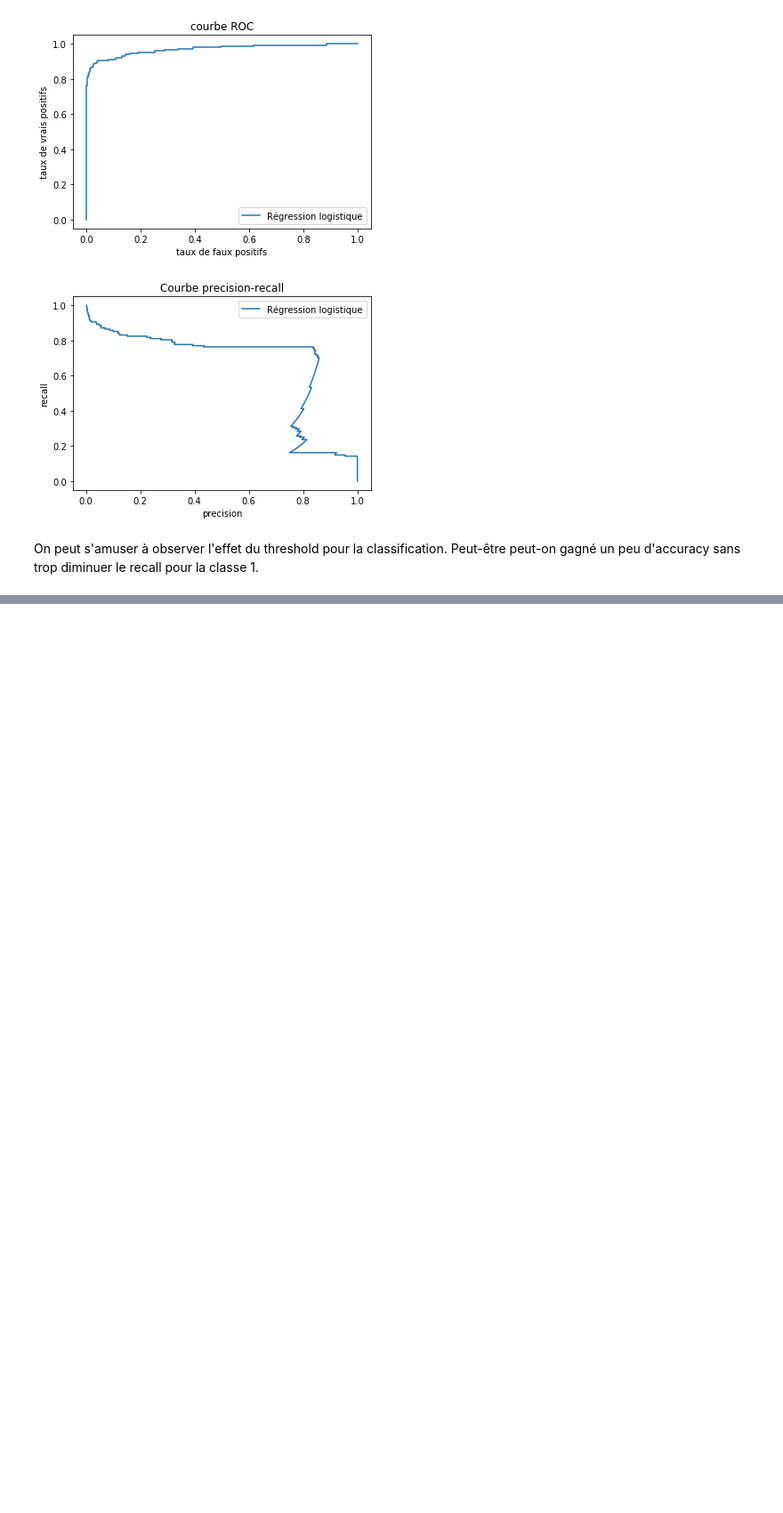
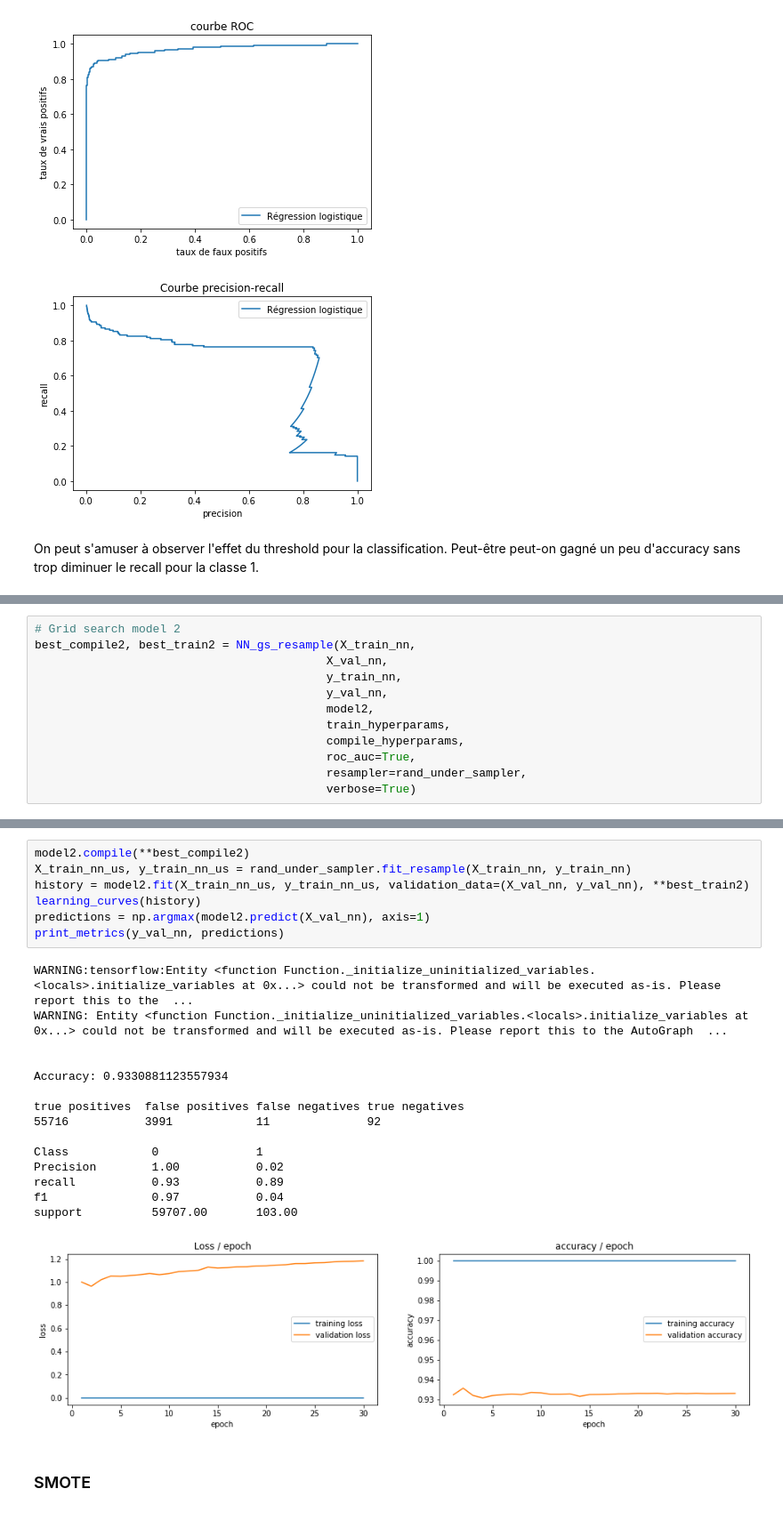
Before and after one commit to PascalJD/FraudDetection, a Jupyter notebook: Détection de fraude.ipynb, the cells around one changed output, grey strips where cells are left out. Shown at 89% size. Cells and saved outputs as stored; diff of their text form; blank space fills up the shorter version.

```diff
--- a/Détection de fraude.ipynb
+++ b/Détection de fraude.ipynb
@@ -657,0 +1054,12 @@ print_metrics(y_test, predictions)
+# %%
+# Grid search model 2
+best_compile2, best_train2 = NN_gs_resample(X_train_nn,
+                                          X_val_nn,
+                                          y_train_nn,
+                                          y_val_nn,
+                                          model2,
+                                          train_hyperparams,
+                                          compile_hyperparams,
+                                          roc_auc=True,
+                                          resampler=rand_under_sampler,
+                                          verbose=True)
@@ -657,0 +1084,25 @@ print_metrics(y_test, predictions)
+# %%
+model2.compile(**best_compile2)
+X_train_nn_us, y_train_nn_us = rand_under_sampler.fit_resample(X_train_nn, y_train_nn)
+history = model2.fit(X_train_nn_us, y_train_nn_us, validation_data=(X_val_nn, y_val_nn), **best_train2)
+learning_curves(history)
+predictions = np.argmax(model2.predict(X_val_nn), axis=1)
+print_metrics(y_val_nn, predictions)
+# %% [output]
+WARNING:tensorflow:Entity <function Function._initialize_uninitialized_variables.<locals>.initialize_variables at 0x...> could not be transformed and will be executed as-is. Please report this to the  ...
+WARNING: Entity <function Function._initialize_uninitialized_variables.<locals>.initialize_variables at 0x...> could not be transformed and will be executed as-is. Please report this to the AutoGraph  ...
+
+
+Accuracy: 0.9330881123557934
+
+true positives  false positives false negatives true negatives
+55716           3991            11              92
+
+Class            0              1
+Precision        1.00           0.02
+recall           0.93           0.89
+f1               0.97           0.04
+support          59707.00       103.00
+[figure, added]
+# %% [markdown]
+### SMOTE
```
Also changed, not shown: parts of 79 cells of this notebook.
